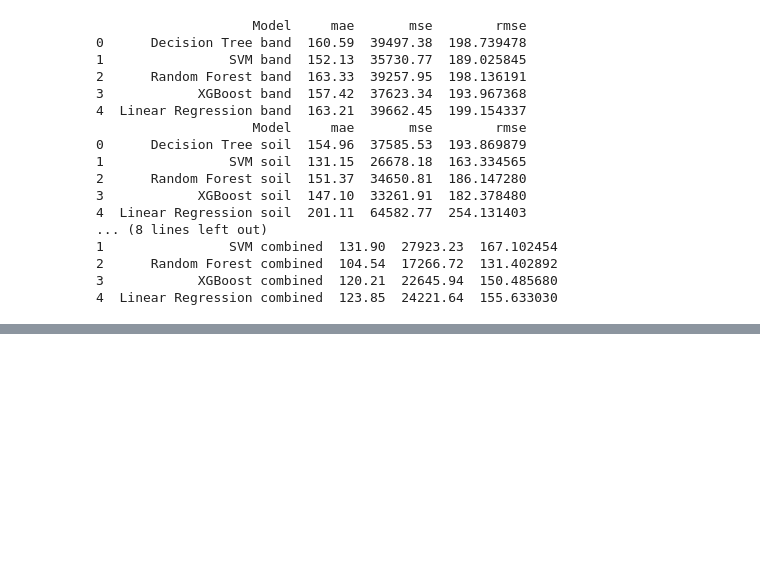
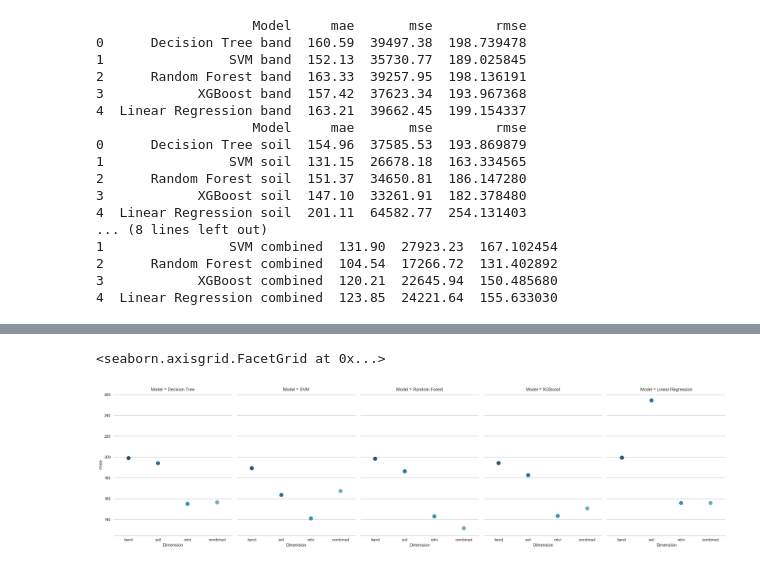
Before and after one commit to data-discovery-lab/cotton-prediction, a Jupyter notebook: cotton-prediction-baseline based on BAND, SOIL and NDVI dimensions.ipynb, the cells around one changed output, grey strips where cells are left out. Drawn from its saved outputs; the diff is of its cells as text; code cells hidden in the pictures; blank space fills up the shorter version.

Commit message:
init data viz

```diff
--- a/cotton-prediction-baseline based on BAND, SOIL and NDVI dimensions.ipynb
+++ b/cotton-prediction-baseline based on BAND, SOIL and NDVI dimensions.ipynb
@@ -807,0 +813,7 @@ print(model_combined)
+# %%
+import seaborn as sns
+sns.set(style="whitegrid")
+
+# Load the example Titanic dataset
+df = sns.load_dataset("exercise")
+df.head()
@@ -807,0 +827,17 @@ print(model_combined)
+# %%
+model = pd.DataFrame({
+    'Model': ['Decision Tree', 'Decision Tree', 'Decision Tree', 'Decision Tree',
+            'SVM', 'SVM', 'SVM', 'SVM',
+            'Random Forest', 'Random Forest', 'Random Forest', 'Random Forest',
+            'XGBoost', 'XGBoost', 'XGBoost', 'XGBoost',
+            'Linear Regression', 'Linear Regression', 'Linear Regression', 'Linear Regression'],
+    'Dimension': ['band', 'soil', 'ndvi', 'combined',
+                  'band', 'soil', 'ndvi','combined',
+                  'band', 'soil', 'ndvi','combined',
+                  'band', 'soil', 'ndvi', 'combined',
+                 'band', 'soil', 'ndvi', 'combined'],
+    'mae': mae,
+    'mse': mse,
+    'rmse': rmse
+})
+model
@@ -807,0 +862,7 @@ print(model_combined)
+# %%
+g = sns.factorplot(x="Dimension", y="rmse", col="Model", data=model,
+                   capsize=.2, palette="YlGnBu_d", size=6, aspect=.75)
+g.despine(left=True)
+# %% [output]
+<seaborn.axisgrid.FacetGrid at 0x...>
+[figure, added]
```
Also changed, not shown: parts of 7 cells of this notebook, 1 other file.
